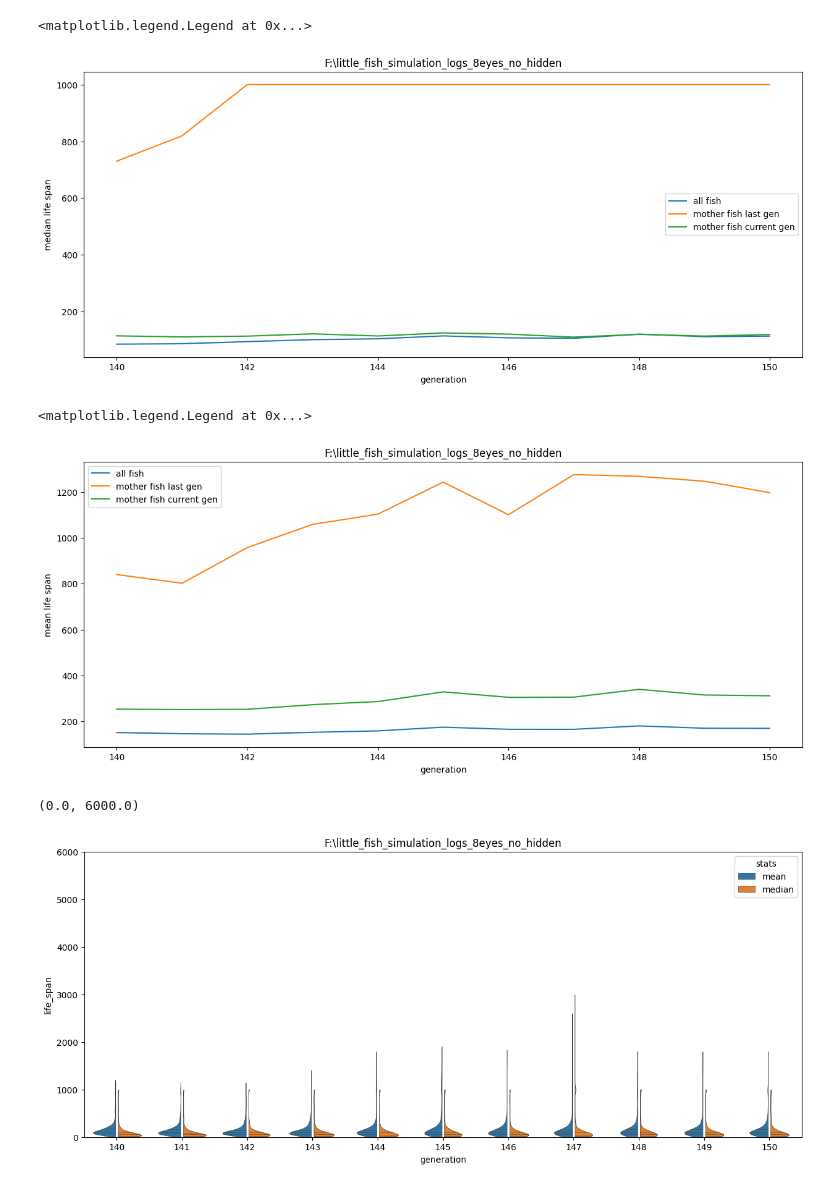
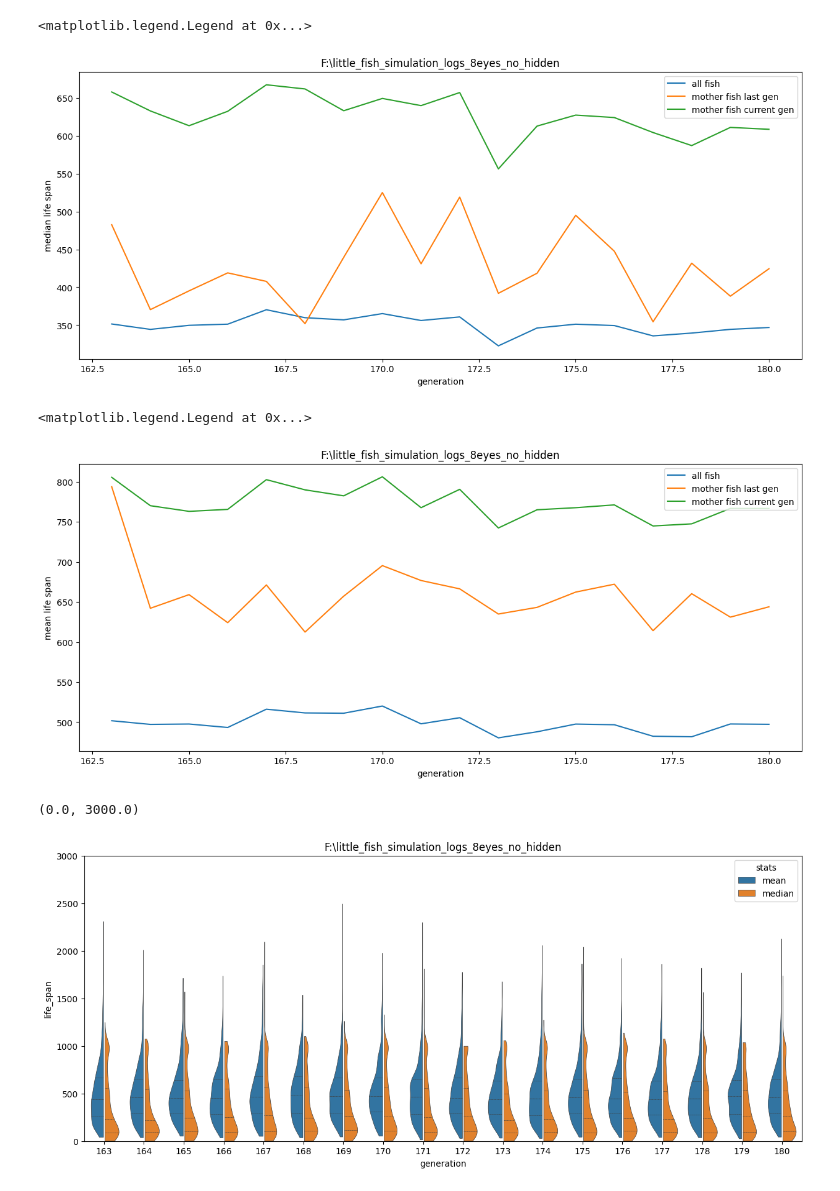
Before and after one commit to zhuangjun1981/littlefish, a Jupyter notebook: littlefish/scripts/for_visualization/040_evolution_life_spans_sim_8eyes_no_hidden.ipynb, the cells around one changed output. Drawn from its saved outputs; the diff is of its cells as text; code cells hidden in the pictures.

```diff
--- a/littlefish/scripts/for_visualization/040_evolution_life_spans_sim_8eyes_no_hidden.ipynb
+++ b/littlefish/scripts/for_visualization/040_evolution_life_spans_sim_8eyes_no_hidden.ipynb
@@ -6,8 +6,8 @@ import numpy as np
 import pandas as pd
 # %%
 simulation_folder = r"F:\little_fish_simulation_logs_8eyes_no_hidden"
-min_generation = 140
-max_generation = 150
+min_generation = 163
+max_generation = 180
 
 population_size = 1000
 turnover_rate = 0.6
@@ -68,7 +75,7 @@ ax.set_title(simulation_folder)
 ax.legend()
 # %% [output]
 <matplotlib.legend.Legend at 0x...>
-[figure, old version]
+[figure, new version]
 # %%
 gens = sorted(life_span_df["generation"].unique())
 mean_life_span = []
@@ -90,26 +97,26 @@ ax.set_title(simulation_folder)
 ax.legend()
 # %% [output]
 <matplotlib.legend.Legend at 0x...>
-[figure, old version]
+[figure, new version]
 # %%
 mean_df = life_span_df[["generation", "fish_name", "mean_life_span", "is_from_last_geneartion"]]
 mean_df["stats"] = "mean"
 mean_df.rename(columns={"mean_life_span": "life_span"}, inplace=True)
 
 median_df = life_span_df[["generation", "fish_name", "median_life_span", "is_from_last_geneartion"]]
 median_df["stats"] = "median"
 median_df.rename(columns={"median_life_span": "life_span"}, inplace=True)
 
 plot_df = pd.concat([mean_df, median_df]).reset_index(drop=True)
 
 # print(plot_df)
 
 f, ax = plt.subplots(figsize=(15, 6))
 ax.set_title(simulation_folder)
 sns.violinplot(
     data=plot_df, x="generation", y="life_span", hue="stats", split=True, ax=ax, cut=0, linewidth=0.5, inner="quart", gap=0.1
 )
-ax.set_ylim([0, 6000])
+ax.set_ylim([0, 3000])
 # %% [output]
-(0.0, 6000.0)
+(0.0, 3000.0)
-[figure, old version]
+[figure, new version]
```
Also changed, not shown: parts of 2 cells of this notebook, 1 other file.
